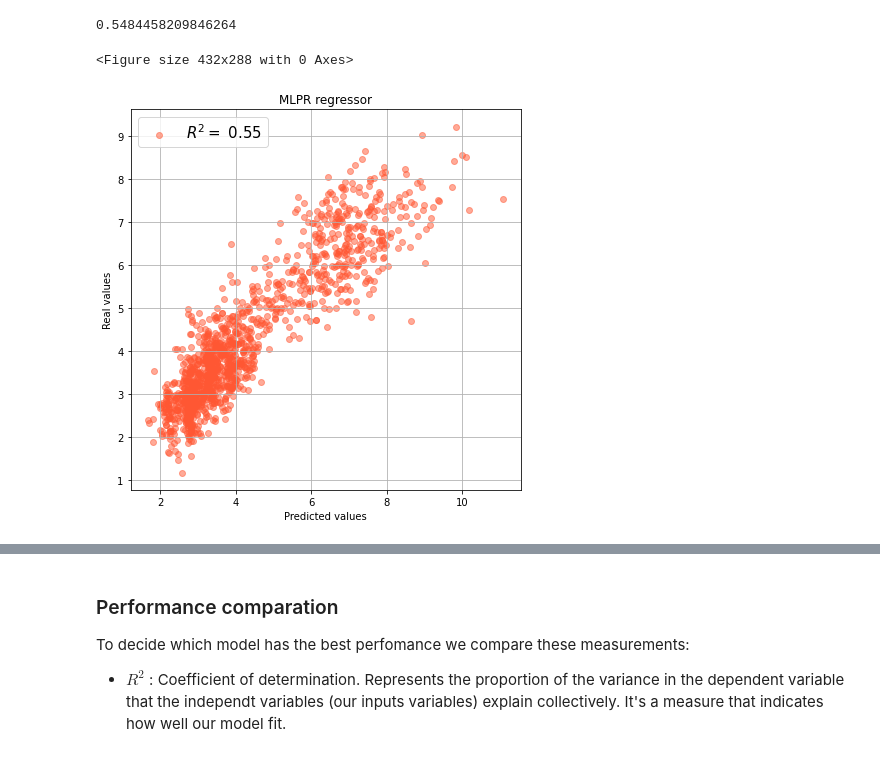
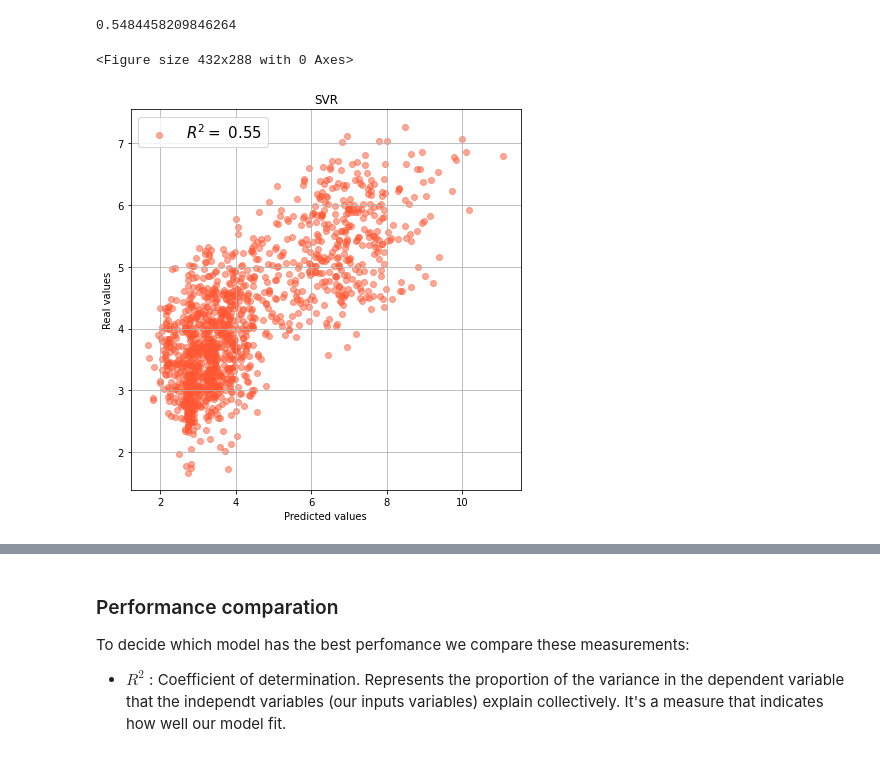
Before and after one commit to matias-dogliani/energybuild, a Jupyter notebook: Training_Testing_model.ipynb, the cells around one changed output, grey strips where cells are left out. Cells and saved outputs as stored; diff of their text form; code cells hidden in the pictures.

Commit message:
Image Tittle fix + minor fixes

```diff
--- a/Training_Testing_model.ipynb
+++ b/Training_Testing_model.ipynb
@@ -268,15 +267,15 @@ print(SVRR2)
 # %%
 plt.figure()
 plt.figure(figsize=(7, 7))
 plt.grid()
-plt.scatter(y_test,predictions,alpha=0.5
+plt.scatter(y_test,SVRPred,alpha=0.5
         ,color='#FF5733',label=r'$R^2 = $ {:.2f}'.format(SVRR2))
-plt.title("MLPR regressor")
+plt.title("SVR")
 plt.ylabel("Real values")
 plt.xlabel("Predicted values")
 plt.legend(prop={'size': 15})
 plt.savefig("./Imgs/SVLR_regressor_model.png",transparent=True)
 plt.show()
 # %% [output]
 <Figure size 432x288 with 0 Axes>
-[figure, old version]
+[figure, new version]
```
Also changed, not shown: parts of 9 cells of this notebook, 7 other files.
